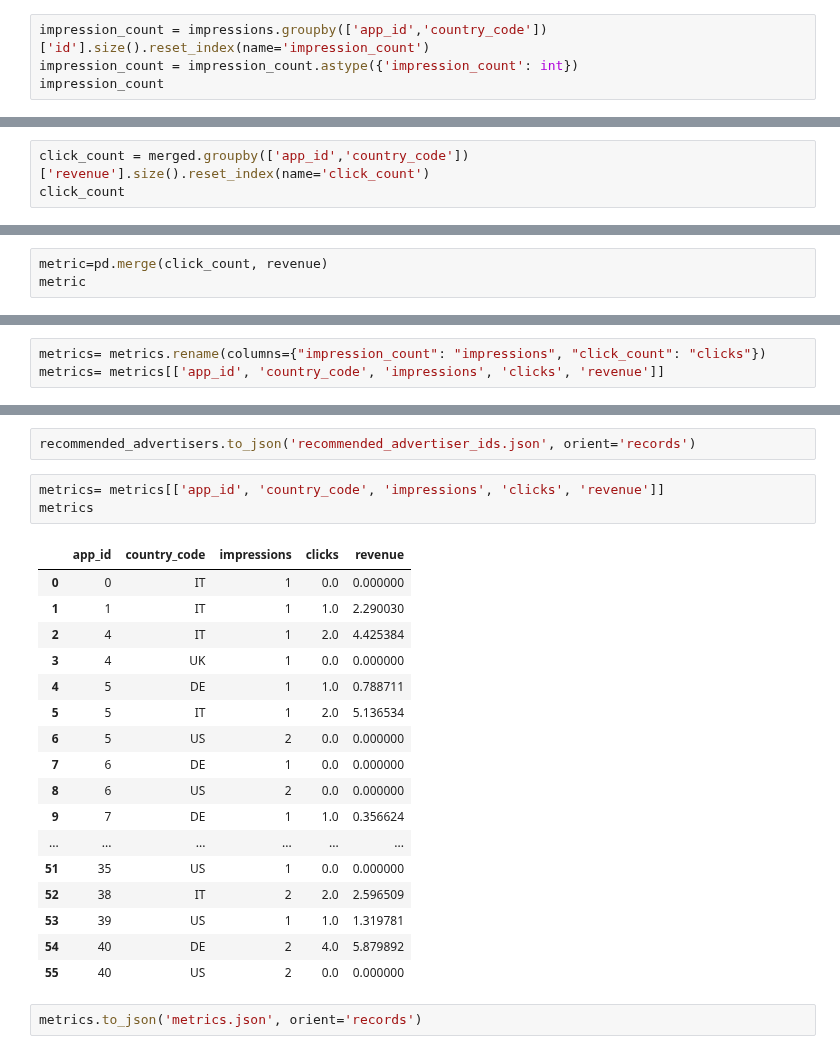
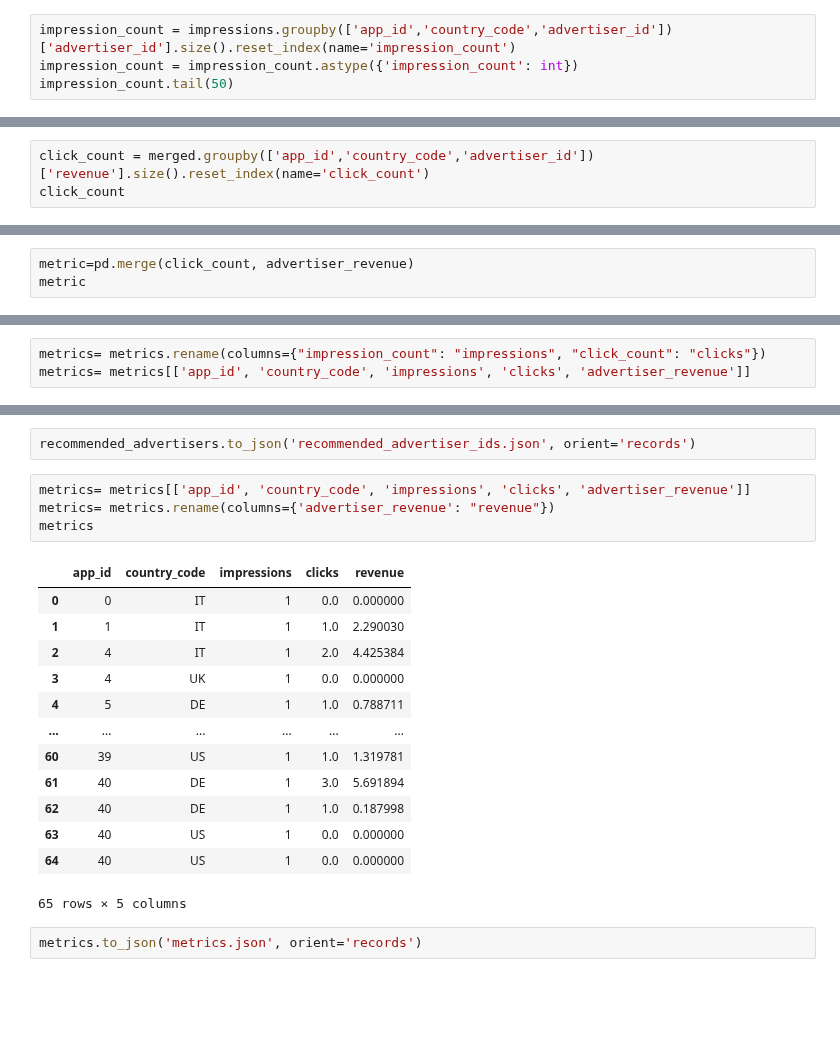
Before and after one commit to eyamini/Verve-Top-Advertisers, a Jupyter notebook: Merged.ipynb, the cells around one changed output, grey strips where cells are left out. Drawn from its saved outputs; the diff is of its cells as text; blank space fills up the shorter version.

```diff
--- a/Merged.ipynb
+++ b/Merged.ipynb
@@ -66,7 +70,7 @@ merged
 | 64 | 1 | 7 | IT | af2c2db3-c854-423e-a940-97b0b90743f2 | 2.290030 |
 65 rows × 5 columns
 # %%
-impression_count = impressions.groupby(['app_id','country_code'])['id'].size().reset_index(name='impression_count')
+impression_count = impressions.groupby(['app_id','country_code','advertiser_id'])['advertiser_id'].size().reset_index(name='impression_count')
 impression_count = impression_count.astype({'impression_count': int})
-impression_count
+impression_count.tail(50)
 # %% [output]
@@ -90,4 +94,4 @@ impression_count
 # %%
-click_count = merged.groupby(['app_id','country_code'])['revenue'].size().reset_index(name='click_count')
+click_count = merged.groupby(['app_id','country_code','advertiser_id'])['revenue'].size().reset_index(name='click_count')
 click_count
 # %% [output]
@@ -175,6 +175,6 @@ advertiser_revenue
 | 35 | 40 | DE | 14 | 5.691894 |
 | 36 | 40 | DE | 30 | 0.187998 |
 # %%
-metric=pd.merge(click_count, revenue)
+metric=pd.merge(click_count, advertiser_revenue)
 metric
 # %% [output]
@@ -219,6 +215,6 @@ metrics
 # %%
 metrics= metrics.rename(columns={"impression_count": "impressions", "click_count": "clicks"})
-metrics= metrics[['app_id', 'country_code', 'impressions', 'clicks', 'revenue']]
+metrics= metrics[['app_id', 'country_code', 'impressions', 'clicks', 'advertiser_revenue']]
 # %%
 top5=pd.merge(advertiser_revenue, advertiser_impressions,  how='left').fillna(0)
 top5["advertiser_rates"] = top5["advertiser_revenue"]/top5["advertiser_impressions"]
@@ -267,25 +263,22 @@ recommended_advertisers
 # %%
 recommended_advertisers.to_json('recommended_advertiser_ids.json', orient='records')
 # %%
-metrics= metrics[['app_id', 'country_code', 'impressions', 'clicks', 'revenue']]
+metrics= metrics[['app_id', 'country_code', 'impressions', 'clicks', 'advertiser_revenue']]
+metrics= metrics.rename(columns={'advertiser_revenue': "revenue"})
 metrics
 # %% [output]
 |  | app_id | country_code | impressions | clicks | revenue |
 | 0 | 0 | IT | 1 | 0.0 | 0.000000 |
 | 1 | 1 | IT | 1 | 1.0 | 2.290030 |
 | 2 | 4 | IT | 1 | 2.0 | 4.425384 |
 | 3 | 4 | UK | 1 | 0.0 | 0.000000 |
 | 4 | 5 | DE | 1 | 1.0 | 0.788711 |
-| 5 | 5 | IT | 1 | 2.0 | 5.136534 |
-| 6 | 5 | US | 2 | 0.0 | 0.000000 |
-| 7 | 6 | DE | 1 | 0.0 | 0.000000 |
-| 8 | 6 | US | 2 | 0.0 | 0.000000 |
-| 9 | 7 | DE | 1 | 1.0 | 0.356624 |
 | ... | ... | ... | ... | ... | ... |
-| 51 | 35 | US | 1 | 0.0 | 0.000000 |
-| 52 | 38 | IT | 2 | 2.0 | 2.596509 |
-| 53 | 39 | US | 1 | 1.0 | 1.319781 |
-| 54 | 40 | DE | 2 | 4.0 | 5.879892 |
-| 55 | 40 | US | 2 | 0.0 | 0.000000 |
+| 60 | 39 | US | 1 | 1.0 | 1.319781 |
+| 61 | 40 | DE | 1 | 3.0 | 5.691894 |
+| 62 | 40 | DE | 1 | 1.0 | 0.187998 |
+| 63 | 40 | US | 1 | 0.0 | 0.000000 |
+| 64 | 40 | US | 1 | 0.0 | 0.000000 |
+65 rows × 5 columns
 # %%
 metrics.to_json('metrics.json', orient='records')
```
Also changed, not shown: parts of 7 cells of this notebook, 1 other file.
